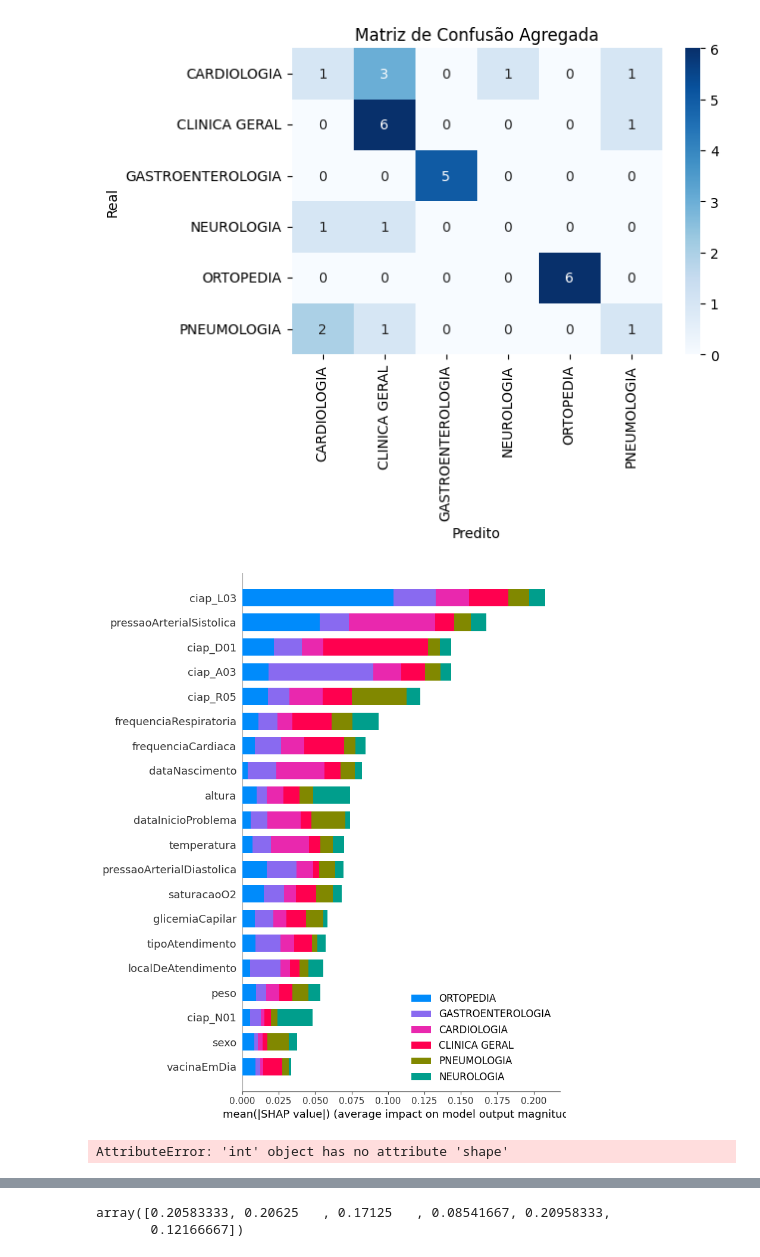
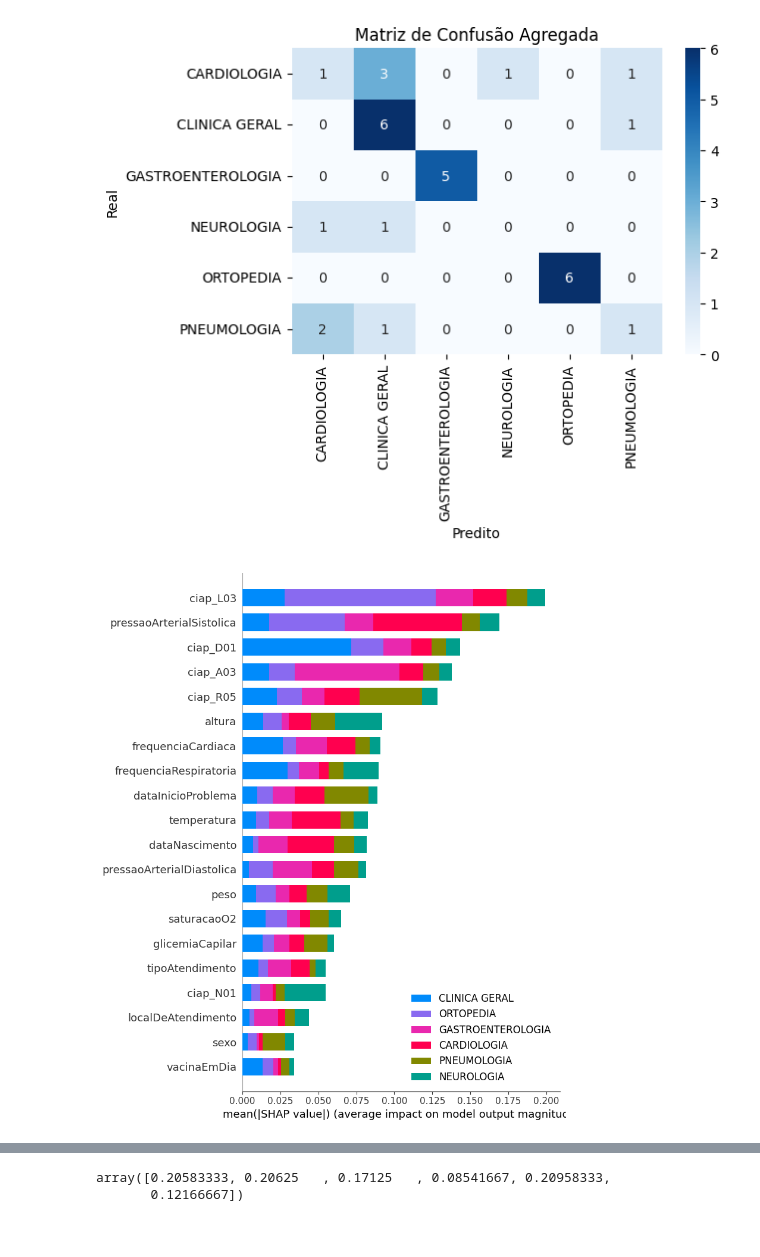
Before and after one commit to gabrielqueeiroz/aps-poc, a Jupyter notebook: notebooks/01-data-preprocessing.ipynb, the cells around one changed output, grey strips where cells are left out. Saved outputs shown, nothing was run; the diff lists cells and outputs as text; code cells hidden in the pictures.

```diff
--- a/notebooks/01-data-preprocessing.ipynb
+++ b/notebooks/01-data-preprocessing.ipynb
@@ -173,6 +173,11 @@ confusion_matrices = []
 
 all_labels = sorted(y.unique())
 
+best_fold = 4
+best_model = None
+best_X_train, best_X_test = None, None
+best_y_train, best_y_test = None, None
+
 for fold, (train_index, test_index) in enumerate(kf.split(X)):
     X_train, X_test = X.iloc[train_index, :], X.iloc[test_index, :]
     y_train, y_test = y.iloc[train_index], y.iloc[test_index]
@@ -196,6 +201,11 @@ for fold, (train_index, test_index) in enumerate(kf.split(X)):
     plt.title(f'Matriz de Confusão - Fold {fold + 1}')
     plt.show()
 
+    if fold + 1 == best_fold:
+        best_model = model
+        best_X_train, best_X_test = X_train, X_test
+        best_y_train, best_y_test = y_train, y_test
+
 avg_acc_score = sum(acc_score) / k
 avg_f1_score = sum(f1_score_) / k
 avg_recall_score = sum(recall_score_) / k
@@ -212,8 +222,6 @@ print("\nMatriz de Confusão Agregada:")
 plt.figure(figsize=(6, 4))
 sns.heatmap(aggregated_cm, annot=True, fmt='d', cmap='Blues',
             xticklabels=all_labels, yticklabels=all_labels)
-plt.xlabel('Predito')
-plt.ylabel('Real')
 plt.title('Matriz de Confusão Agregada')
 plt.show()
 # %% [output]
@@ -237,12 +245,8 @@ Matriz de Confusão Agregada:
 [figure]
 # %%
 import shap
-explainer = shap.TreeExplainer(model)
-shap_values = explainer(X)
-shap.summary_plot(shap_values, X, class_names=class_names)
+explainer = shap.TreeExplainer(best_model)
+shap_values = explainer(best_X_test)
+shap.summary_plot(shap_values, best_X_test, class_names=class_names)
 # %% [output]
-[figure, old version]
+[figure, new version]
-# %%
-shap.force_plot(shap_values[1][0])
-# %% [output]
-AttributeError: 'int' object has no attribute 'shape'
```
Also changed, not shown: parts of 8 cells of this notebook.
